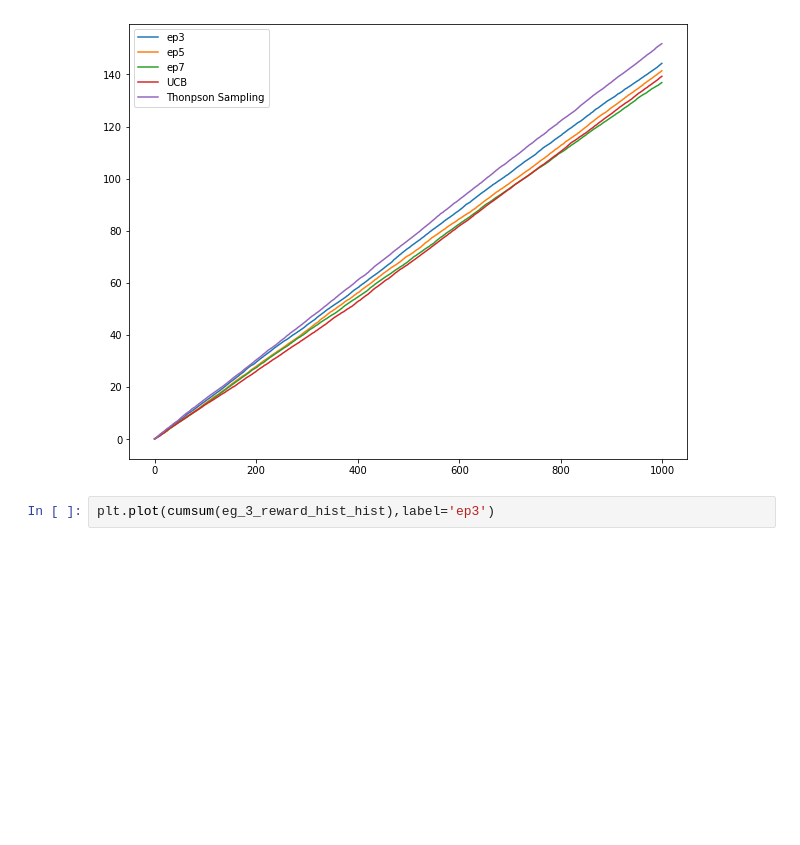
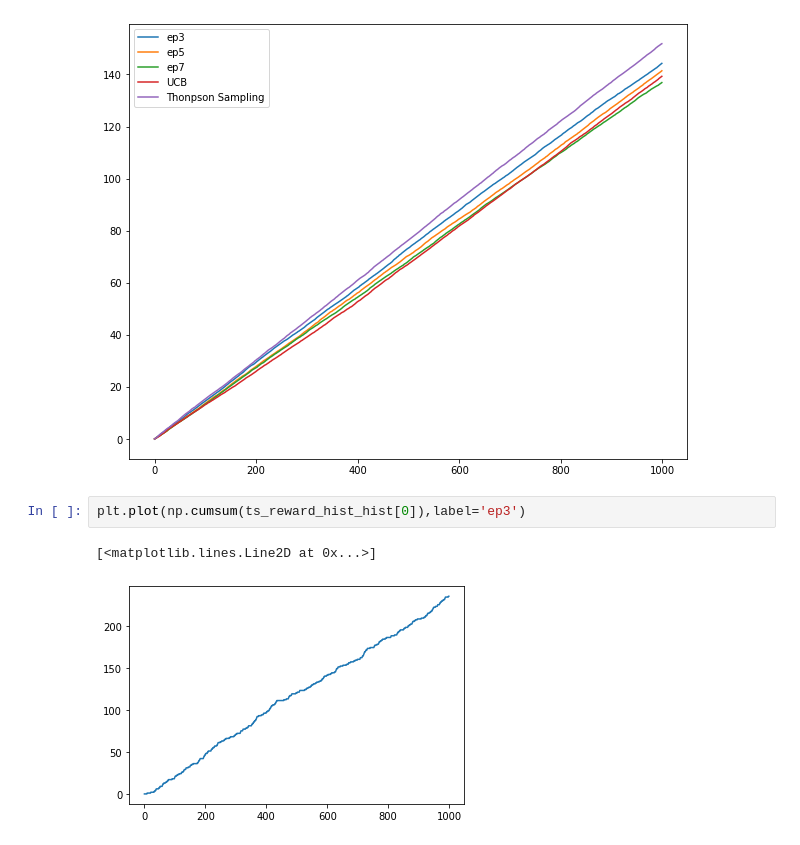
Before and after one commit to yuyafukuchi/ML_experiment, a Jupyter notebook: BanditAlgorithm/src/main.ipynb, the cells around one changed output. Drawn from its saved outputs; the diff is of its cells as text; blank space fills up the shorter version.

```diff
--- a/BanditAlgorithm/src/main.ipynb
+++ b/BanditAlgorithm/src/main.ipynb
@@ -87,4 +87,7 @@ plt.legend()
 <matplotlib.legend.Legend at 0x...>
 [figure]
 # %%
-plt.plot(cumsum(eg_3_reward_hist_hist),label='ep3')
+plt.plot(np.cumsum(ts_reward_hist_hist[0]),label='ep3')
+# %% [output]
+[<matplotlib.lines.Line2D at 0x...>]
+[figure, added]
```
